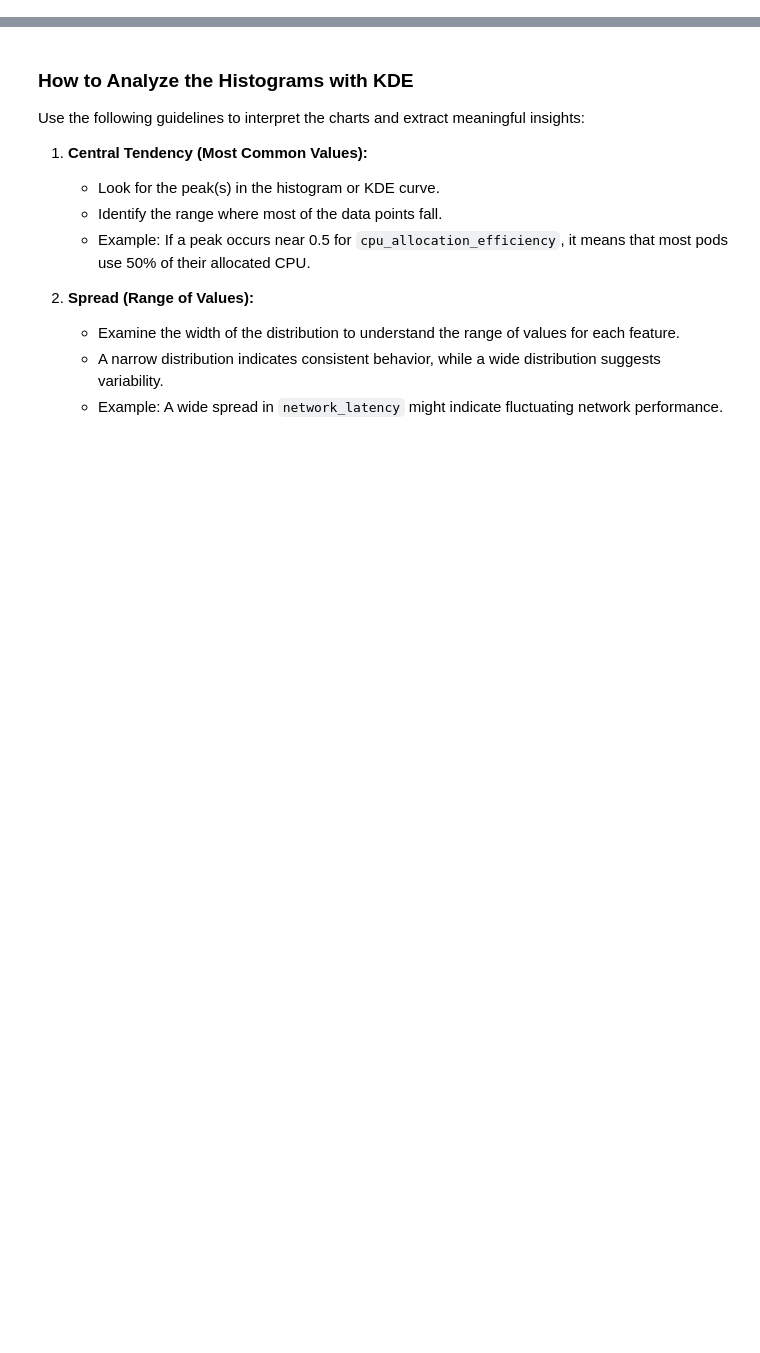
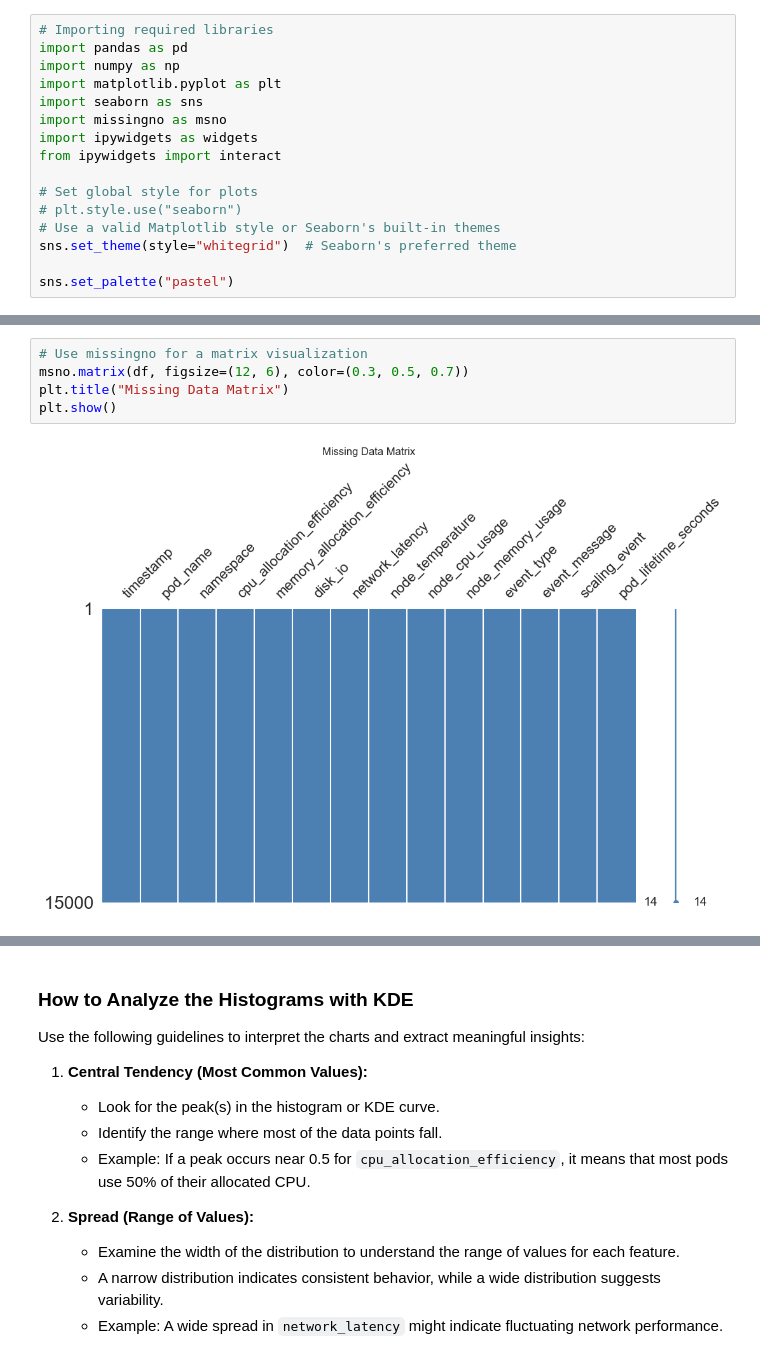
Before and after one commit to gsampaio-rh/aiops_101, a Jupyter notebook: 1-Exploratory-Data-Analysis.ipynb, the cells around one changed output, grey strips where cells are left out. Drawn from its saved outputs; the diff is of its cells as text; blank space fills up the shorter version.

```diff
--- a/1-Exploratory-Data-Analysis.ipynb
+++ b/1-Exploratory-Data-Analysis.ipynb
@@ -243,0 +57,16 @@ plt.show()
+# %%
+# Importing required libraries
+import pandas as pd
+import numpy as np
+import matplotlib.pyplot as plt
+import seaborn as sns
+import missingno as msno
+import ipywidgets as widgets
+from ipywidgets import interact
+
+# Set global style for plots
+# plt.style.use("seaborn")
+# Use a valid Matplotlib style or Seaborn's built-in themes
+sns.set_theme(style="whitegrid")  # Seaborn's preferred theme
+
+sns.set_palette("pastel")
@@ -243,0 +237,7 @@ plt.show()
+# %%
+# Use missingno for a matrix visualization
+msno.matrix(df, figsize=(12, 6), color=(0.3, 0.5, 0.7))
+plt.title("Missing Data Matrix")
+plt.show()
+# %% [output]
+[figure, added]
```
Also changed, not shown: parts of 81 cells of this notebook.
